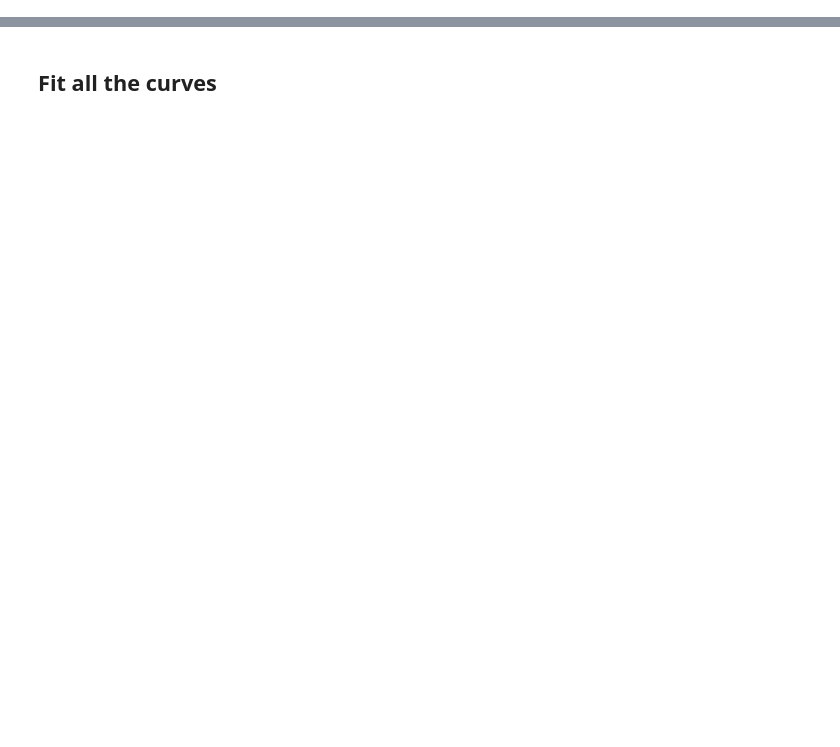
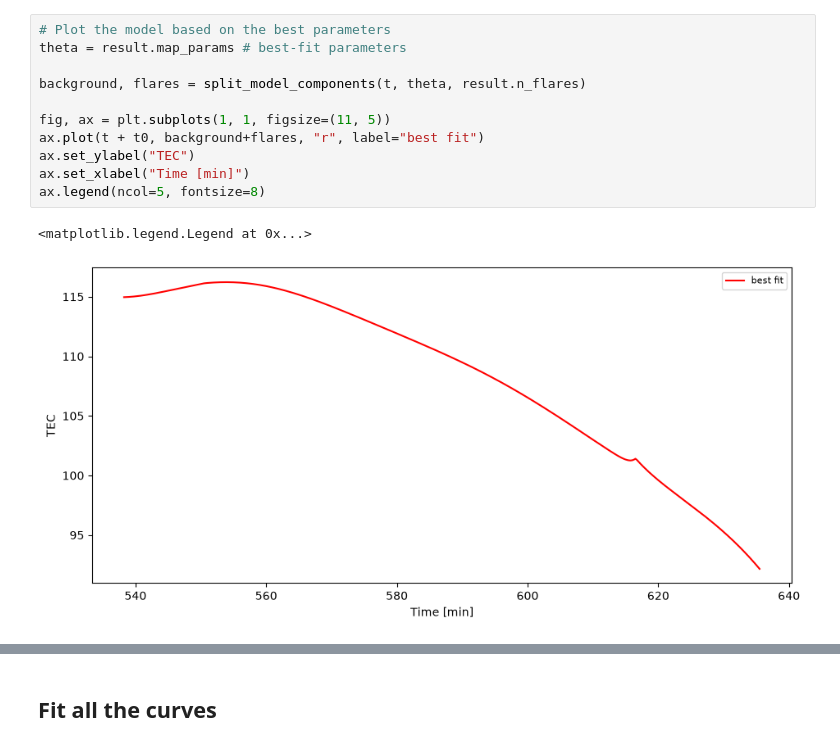
Before and after one commit to Warwick-Solar/TEC_MCMC, a Jupyter notebook: python/notebooks/Example.ipynb, the cells around one changed output, grey strips where cells are left out. Drawn from its saved outputs; the diff is of its cells as text; blank space fills up the shorter version.

```diff
--- a/python/notebooks/Example.ipynb
+++ b/python/notebooks/Example.ipynb
@@ -111,2 +125,16 @@ fig.tight_layout()
+# %%
+# Plot the model based on the best parameters
+theta = result.map_params # best-fit parameters
+
+background, flares = split_model_components(t, theta, result.n_flares)
+
+fig, ax = plt.subplots(1, 1, figsize=(11, 5))
+ax.plot(t + t0, background+flares, "r", label="best fit")
+ax.set_ylabel("TEC")
+ax.set_xlabel("Time [min]")
+ax.legend(ncol=5, fontsize=8)
+# %% [output]
+<matplotlib.legend.Legend at 0x...>
+[figure, added]
 # %%
 # Do the chains agree?  Mean trend / flares per chain (posterior rows are chain-major).
```
Also changed, not shown: parts of 18 cells of this notebook.
